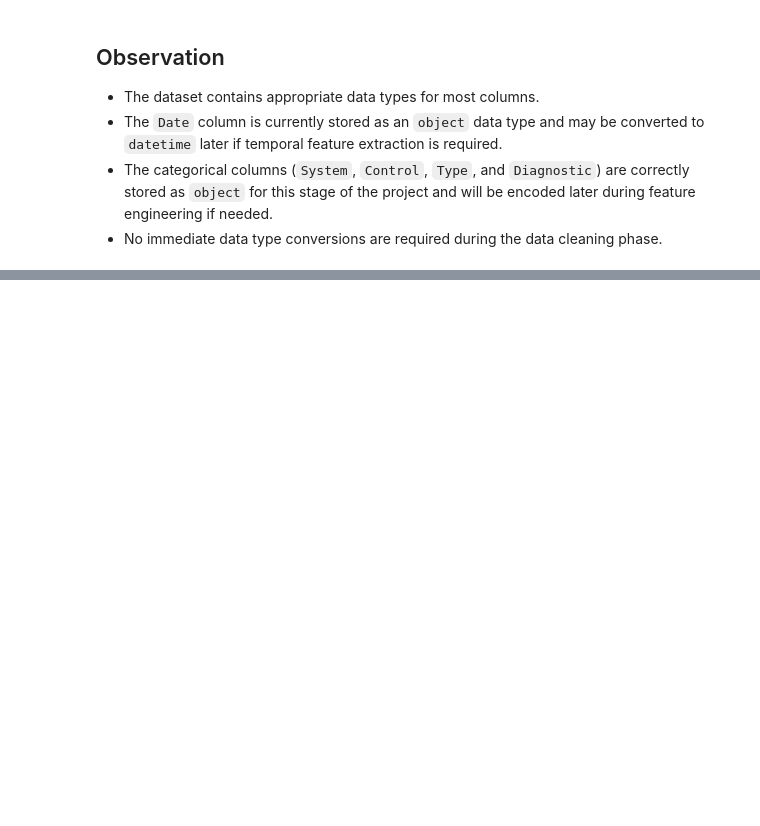
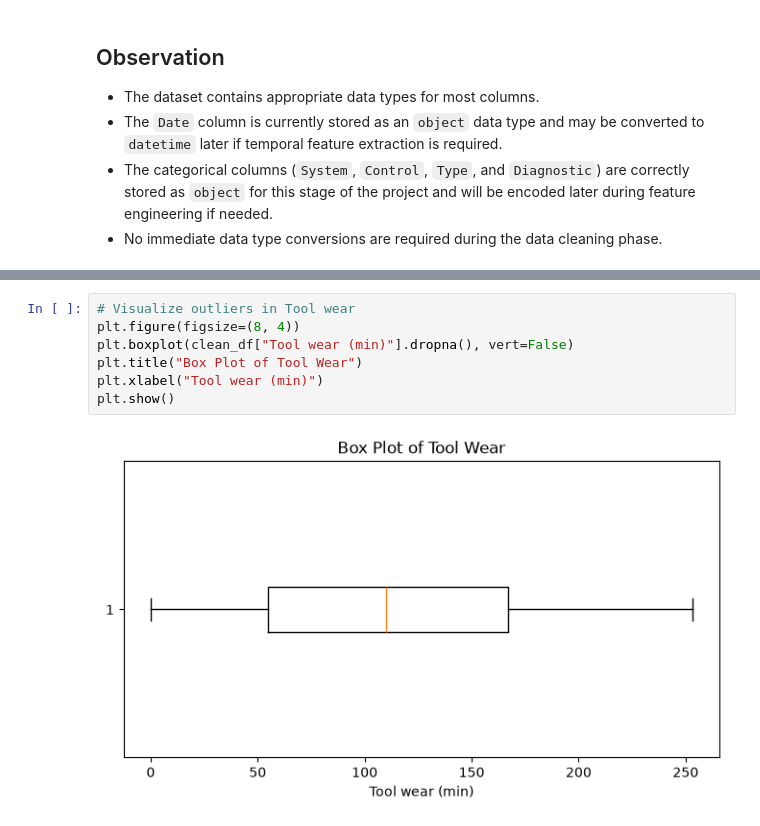
Before and after one commit to Carolljo/Predictive-Maintenance-Intelligence-Platform, a Jupyter notebook: notebooks/02_Data_cleaning.ipynb, the cells around one changed output, grey strips where cells are left out. Drawn from its saved outputs; the diff is of its cells as text; blank space fills up the shorter version.

```diff
--- a/notebooks/02_Data_cleaning.ipynb
+++ b/notebooks/02_Data_cleaning.ipynb
@@ -152,0 +270,9 @@ np.int64(0)
+# %%
+# Visualize outliers in Tool wear
+plt.figure(figsize=(8, 4))
+plt.boxplot(clean_df["Tool wear (min)"].dropna(), vert=False)
+plt.title("Box Plot of Tool Wear")
+plt.xlabel("Tool wear (min)")
+plt.show()
+# %% [output]
+[figure, added]
```
Also changed, not shown: parts of 35 cells of this notebook, 2 other files.
